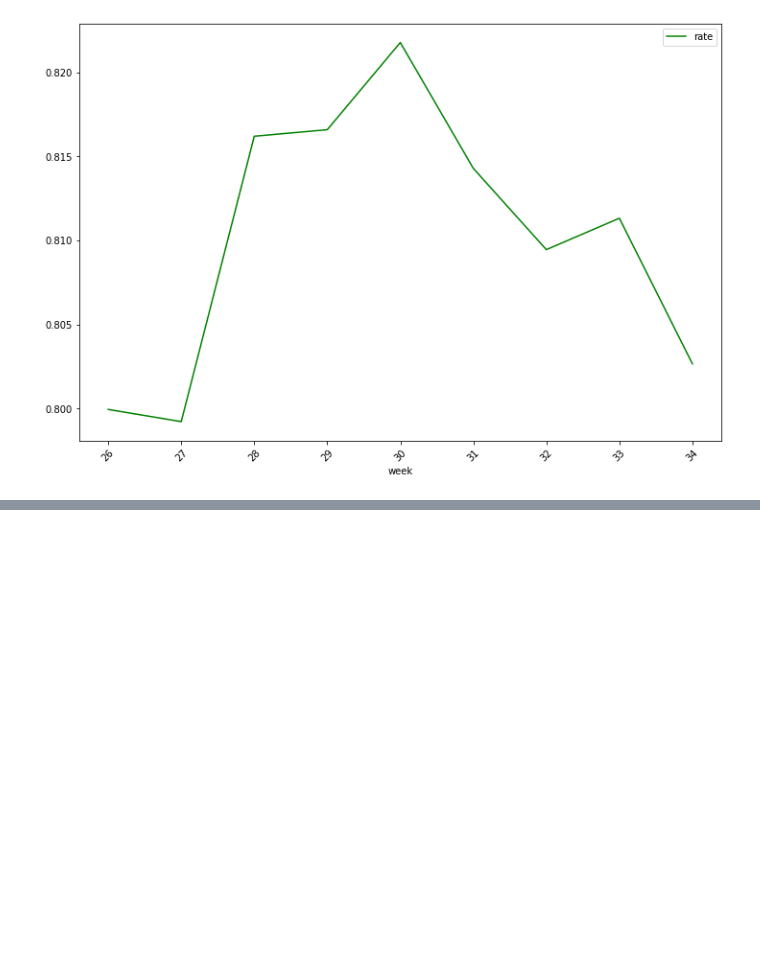
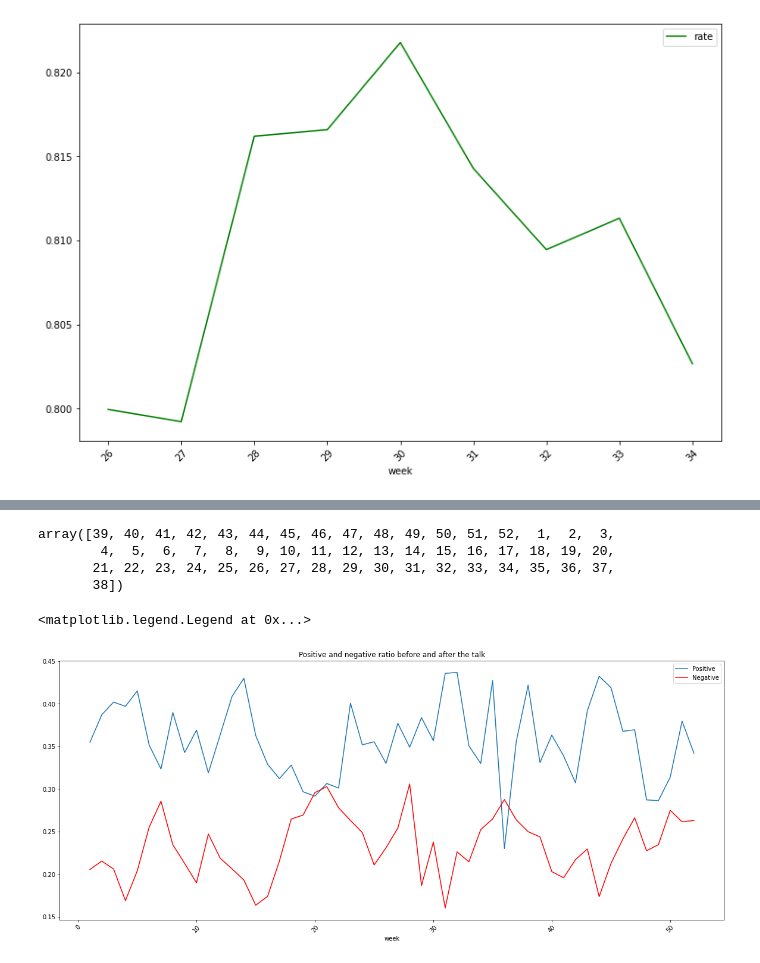
Before and after one commit to YinghuiJiang/Computational-Social-Media-Project, a Jupyter notebook: sentiment_analysis.ipynb, the cells around one changed output, grey strips where cells are left out. Cells and saved outputs as stored; diff of their text form; code cells hidden in the pictures; blank space fills up the shorter version.

Commit message:
add plot

```diff
--- a/sentiment_analysis.ipynb
+++ b/sentiment_analysis.ipynb
@@ -357,0 +365,8 @@ ax6 = exchange.groupby('week').mean().plot(kind='line',rot=45,figsize=(12,8),lab
+# %%
+df_all['textblob_polarity']=df_all['cleaned'].apply(lambda x: TextBlob(x).sentiment.polarity)
+df_all['nltk'] = df_all['cleaned'].apply(lambda x: nltk_analyzer.polarity_scores(x)['compound'])
+df_all=df_all[['created_at','cleaned','nltk']]
+df_all.to_csv('df_all.csv')
+# %%
+df_all.sort_values(by='created_at',inplace=True)
+df_all
@@ -357,0 +387,6 @@ ax6 = exchange.groupby('week').mean().plot(kind='line',rot=45,figsize=(12,8),lab
+# %%
+# resampling by week
+df_all['week']=pd.to_datetime(df_all['created_at']).dt.week
+# %%
+positive_all=df_all.groupby('week').apply(lambda x: posneg_ratio(x)[1])
+negative_all=df_all.groupby('week').apply(lambda x: posneg_ratio(x)[0])
@@ -357,0 +429,15 @@ ax6 = exchange.groupby('week').mean().plot(kind='line',rot=45,figsize=(12,8),lab
+# %%
+df_all['week'].unique()
+# %% [output]
+array([39, 40, 41, 42, 43, 44, 45, 46, 47, 48, 49, 50, 51, 52,  1,  2,  3,
+        4,  5,  6,  7,  8,  9, 10, 11, 12, 13, 14, 15, 16, 17, 18, 19, 20,
+       21, 22, 23, 24, 25, 26, 27, 28, 29, 30, 31, 32, 33, 34, 35, 36, 37,
+       38])
+# %%
+ax7 = positive_all.plot(kind='line', rot=45,figsize=(20,8),label = 'Positive')
+ax8 = negative_all.plot(kind='line', rot=45,figsize=(20,8),color='red',label = 'Negative')
+ax8.set_title('Positive and negative ratio before and after the talk')
+ax7.legend()
+# %% [output]
+<matplotlib.legend.Legend at 0x...>
+[figure, added]
```
Also changed, not shown: parts of 43 cells of this notebook, 1 other file.
